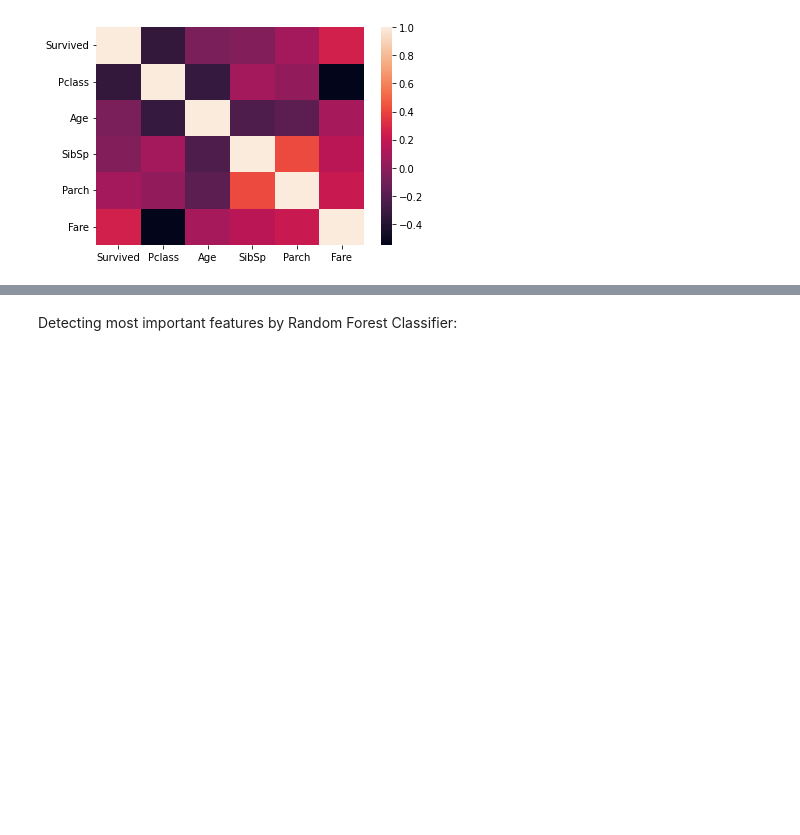
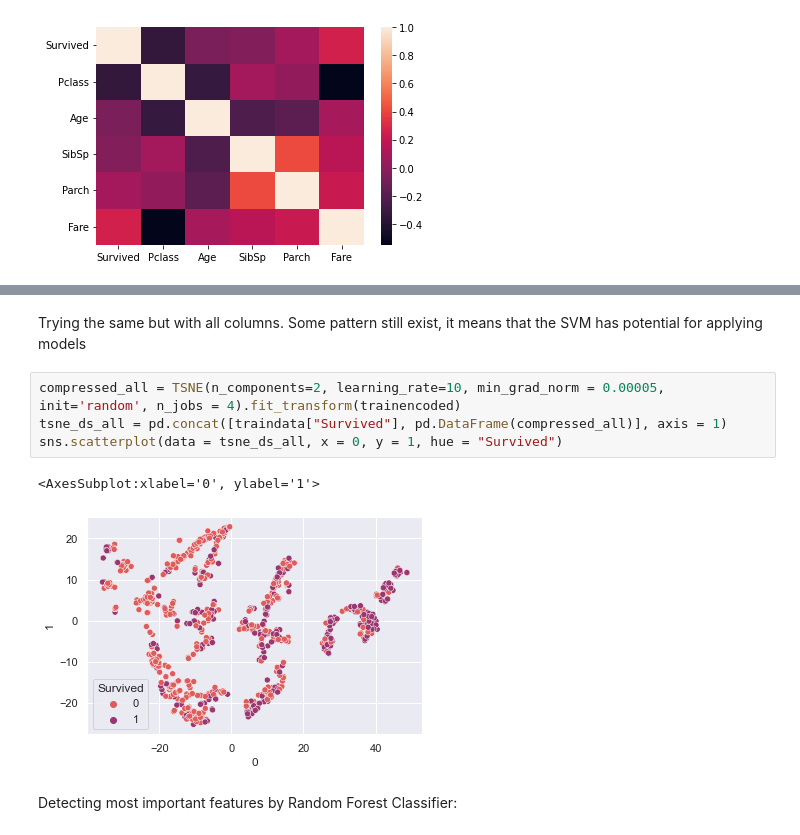
Before and after one commit to dolium/ml_course_project_bogdan_salyp, a Jupyter notebook: titanic_model.ipynb, the cells around one changed output, grey strips where cells are left out. Cells and saved outputs as stored; diff of their text form; blank space fills up the shorter version.

```diff
--- a/titanic_model.ipynb
+++ b/titanic_model.ipynb
@@ -113,3 +118,13 @@ matplotlib.pyplot.scatter(compressed[:,0], compressed[:,1])
+# %% [markdown]
+Trying the same but with all columns. Some pattern still exist, it means that the SVM has potential for applying models
+# %%
+compressed_all = TSNE(n_components=2, learning_rate=10, min_grad_norm = 0.00005,
+init='random', n_jobs = 4).fit_transform(trainencoded)
+tsne_ds_all = pd.concat([traindata["Survived"], pd.DataFrame(compressed_all)], axis = 1)
+sns.scatterplot(data = tsne_ds_all, x = 0, y = 1, hue = "Survived")
+# %% [output]
+<AxesSubplot:xlabel='0', ylabel='1'>
+[figure, added]
 # %% [markdown]
 Detecting most important features by Random Forest Classifier:
 # %%
```
Also changed, not shown: parts of 8 cells of this notebook.
